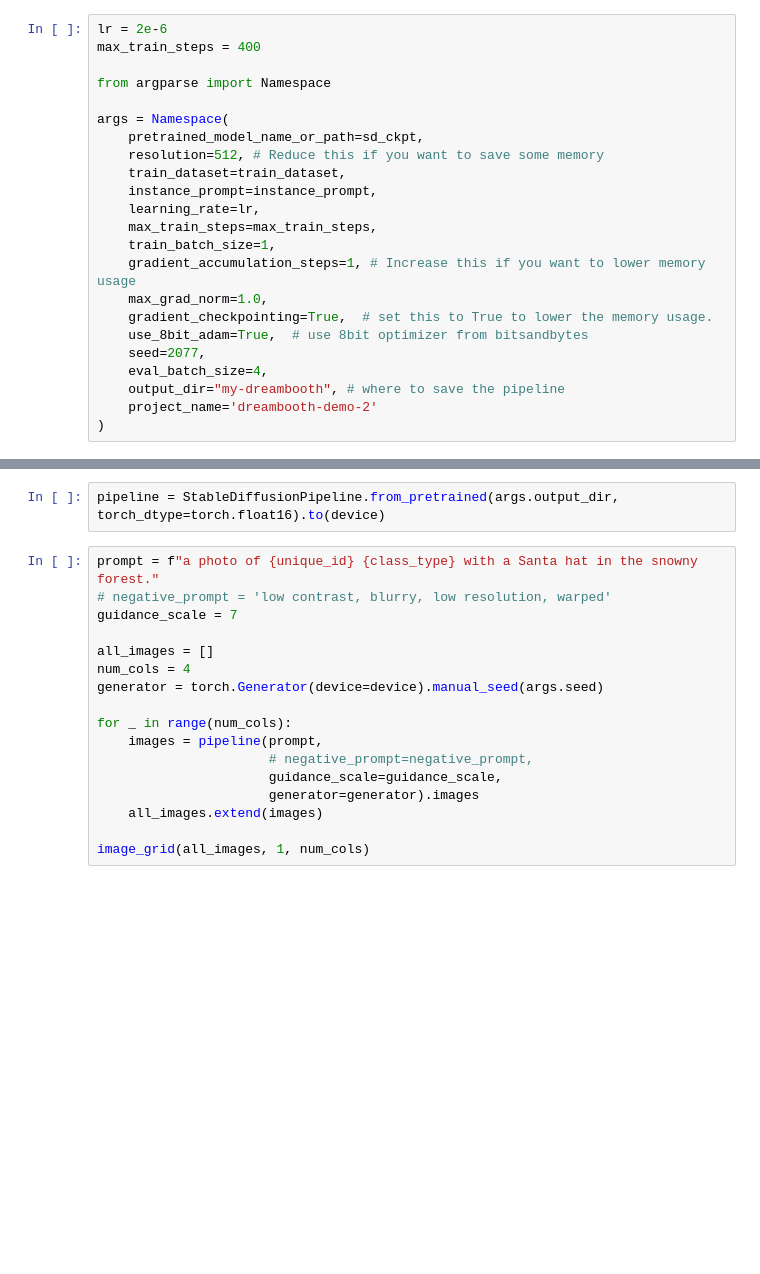
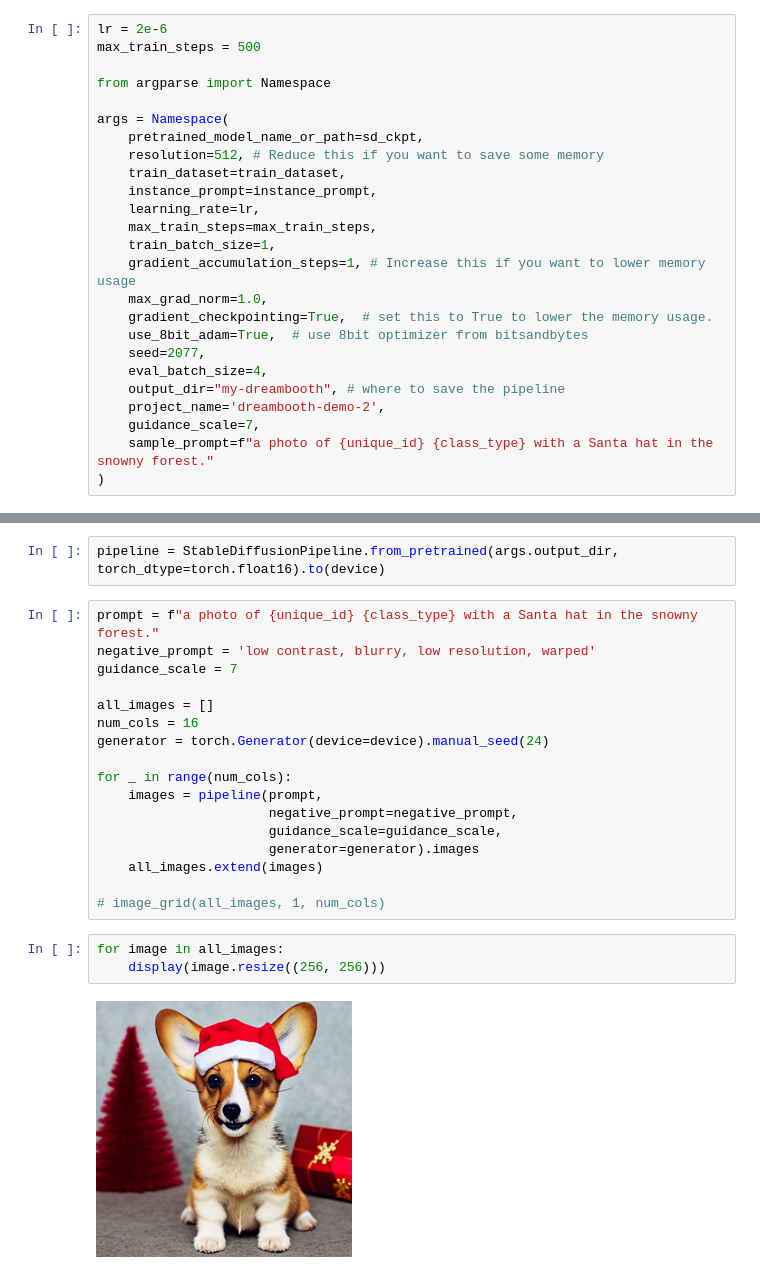
Before and after one commit to matteopilotto/diffusion-models-class, a Jupyter notebook: hackathon/dreambooth_mp.ipynb, the cells around one changed output, grey strips where cells are left out. Drawn from its saved outputs; the diff is of its cells as text; blank space fills up the shorter version.

```diff
--- a/hackathon/dreambooth_mp.ipynb
+++ b/hackathon/dreambooth_mp.ipynb
@@ -138,7 +147,7 @@ batch = next(iter(train_dl))
 ### Fine-tuning with Accelerate
 # %%
 lr = 2e-6
-max_train_steps = 400
+max_train_steps = 500
 
 from argparse import Namespace
 
@@ -157,5 +166,7 @@ args = Namespace(
     seed=2077,
     eval_batch_size=4,
     output_dir="my-dreambooth", # where to save the pipeline
-    project_name='dreambooth-demo-2'
+    project_name='dreambooth-demo-2',
+    guidance_scale=7,
+    sample_prompt=f"a photo of {unique_id} {class_type} with a Santa hat in the snowny forest."
 )
@@ -539,18 +371,23 @@ notebook_launcher(train_fn, args=(text_encoder, vae, unet), num_processes=num_of
 pipeline = StableDiffusionPipeline.from_pretrained(args.output_dir, torch_dtype=torch.float16).to(device)
 # %%
 prompt = f"a photo of {unique_id} {class_type} with a Santa hat in the snowny forest."
-# negative_prompt = 'low contrast, blurry, low resolution, warped'
+negative_prompt = 'low contrast, blurry, low resolution, warped'
 guidance_scale = 7
 
 all_images = []
-num_cols = 4
-generator = torch.Generator(device=device).manual_seed(args.seed)
+num_cols = 16
+generator = torch.Generator(device=device).manual_seed(24)
 
 for _ in range(num_cols):
     images = pipeline(prompt,
-                      # negative_prompt=negative_prompt,
+                      negative_prompt=negative_prompt,
                       guidance_scale=guidance_scale,
                       generator=generator).images
     all_images.extend(images)
 
-image_grid(all_images, 1, num_cols)
+# image_grid(all_images, 1, num_cols)
+# %%
+for image in all_images:
+    display(image.resize((256, 256)))
+# %% [output]
+[figure, added]
```
Also changed, not shown: parts of 8 cells of this notebook.
